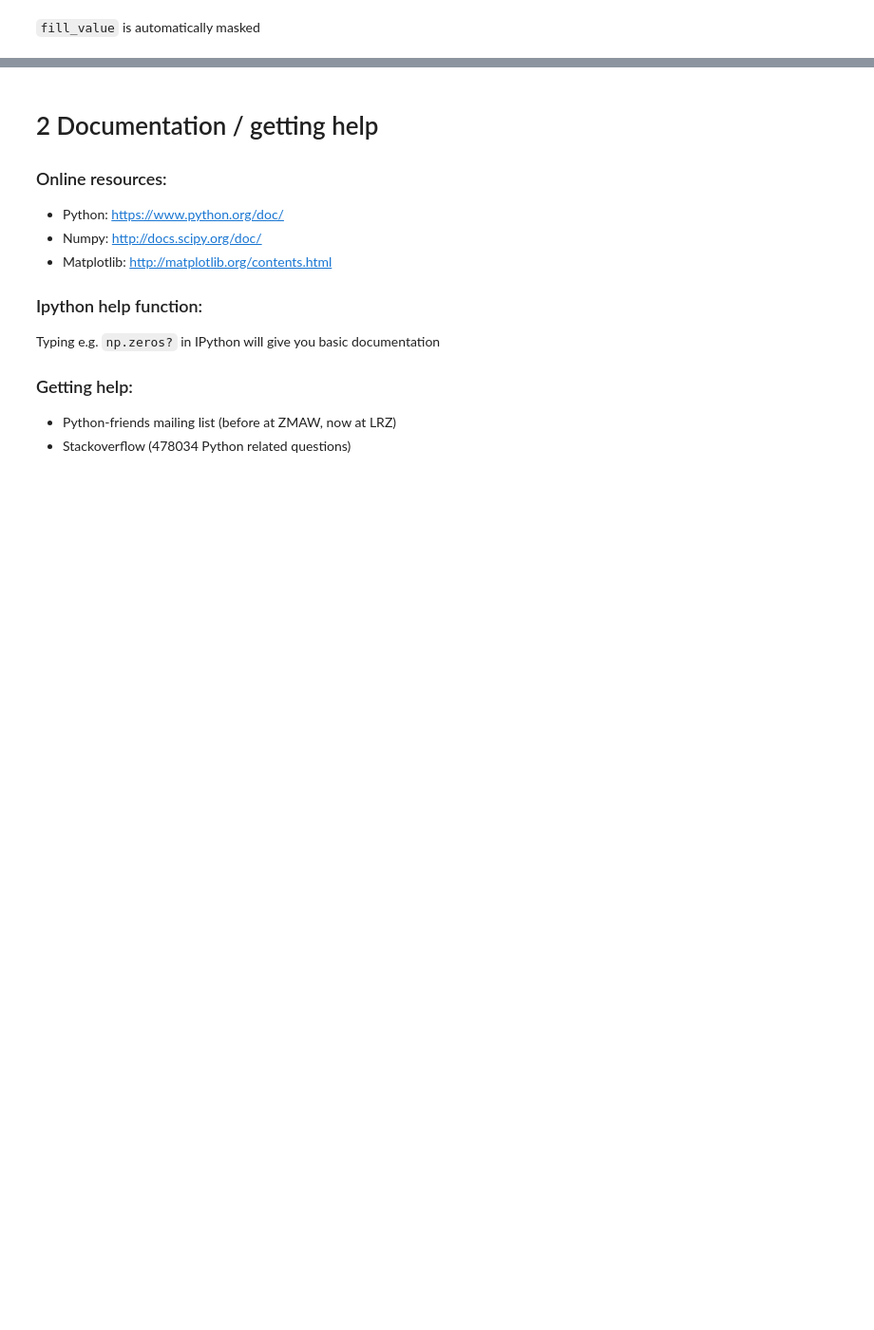
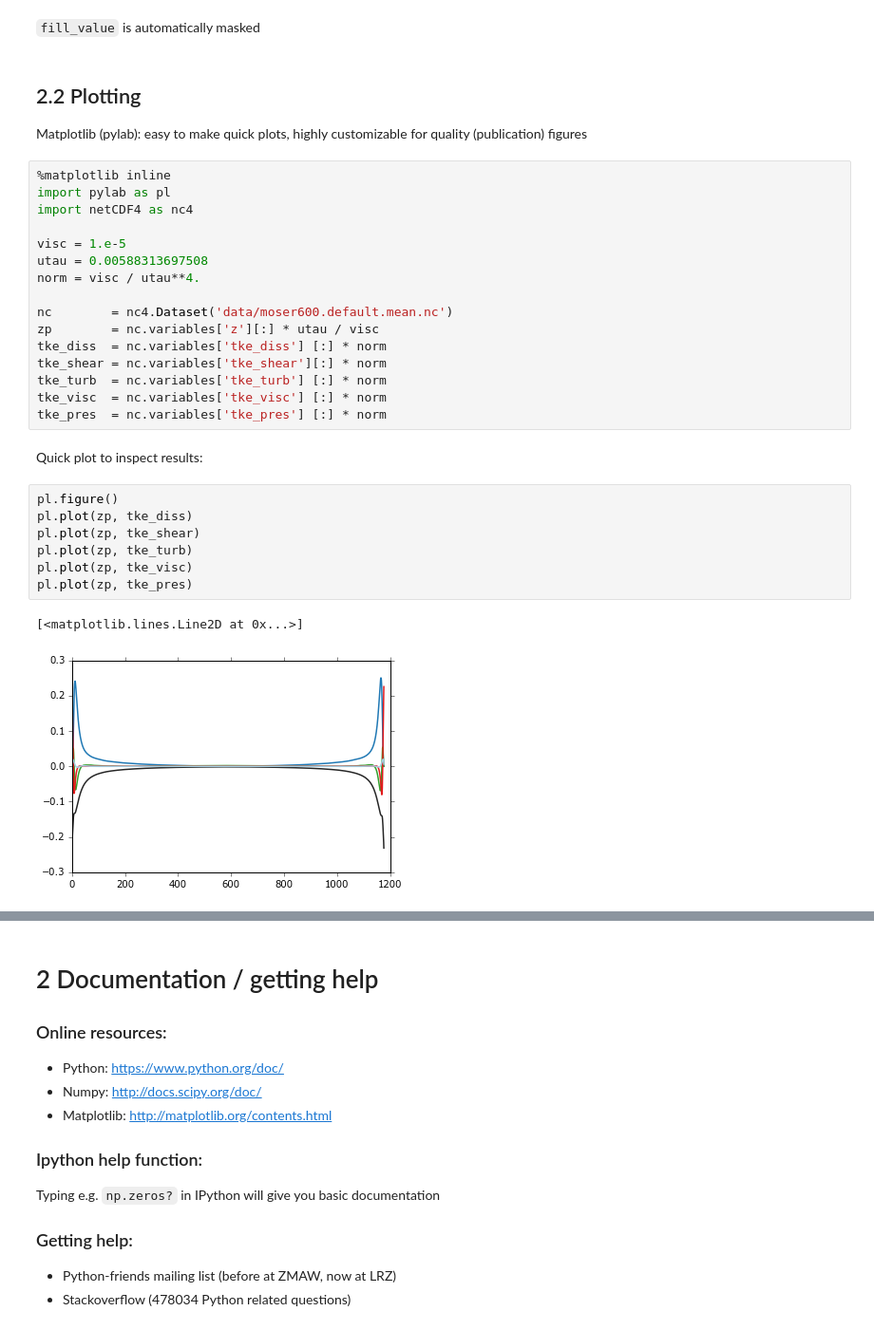
Before and after one commit to julietbravo/python_workshop_AES, a Jupyter notebook: Python_introduction.ipynb, the cells around one changed output, grey strips where cells are left out. Shown: that part at 95% size. Saved outputs shown, nothing was run; the diff lists cells and outputs as text; blank space fills up the shorter version.

Commit message:
Added plotting example

```diff
--- a/Python_introduction.ipynb
+++ b/Python_introduction.ipynb
@@ -536,3 +539,34 @@ masked_array(data = [290.0 290.12 290.24 290.36 290.48 --],
        fill_value = -9999.0)
 # %% [markdown]
 `fill_value` is automatically masked
+# %% [markdown]
+## 2.2 Plotting
+Matplotlib (pylab): easy to make quick plots, highly customizable for quality (publication) figures
+# %%
+%matplotlib inline
+import pylab as pl
+import netCDF4 as nc4
+
+visc = 1.e-5
+utau = 0.00588313697508
+norm = visc / utau**4.
+
+nc        = nc4.Dataset('data/moser600.default.mean.nc')
+zp        = nc.variables['z'][:] * utau / visc
+tke_diss  = nc.variables['tke_diss'] [:] * norm
+tke_shear = nc.variables['tke_shear'][:] * norm
+tke_turb  = nc.variables['tke_turb'] [:] * norm
+tke_visc  = nc.variables['tke_visc'] [:] * norm
+tke_pres  = nc.variables['tke_pres'] [:] * norm
+# %% [markdown]
+Quick plot to inspect results:
+# %%
+pl.figure()
+pl.plot(zp, tke_diss)
+pl.plot(zp, tke_shear)
+pl.plot(zp, tke_turb)
+pl.plot(zp, tke_visc)
+pl.plot(zp, tke_pres)
+# %% [output]
+[<matplotlib.lines.Line2D at 0x...>]
+[figure, added]
```
Also changed, not shown: parts of 12 cells of this notebook, 1 other file.
